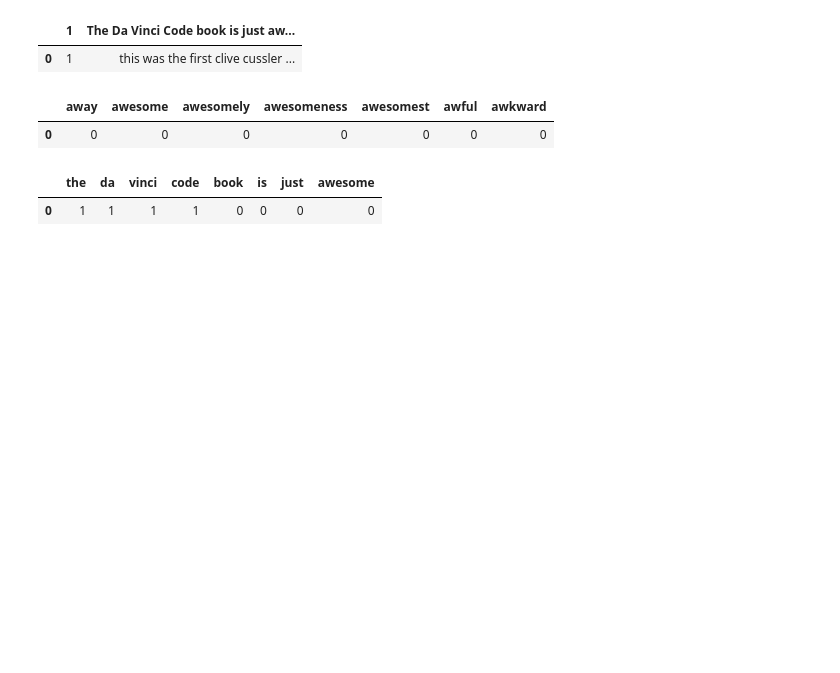
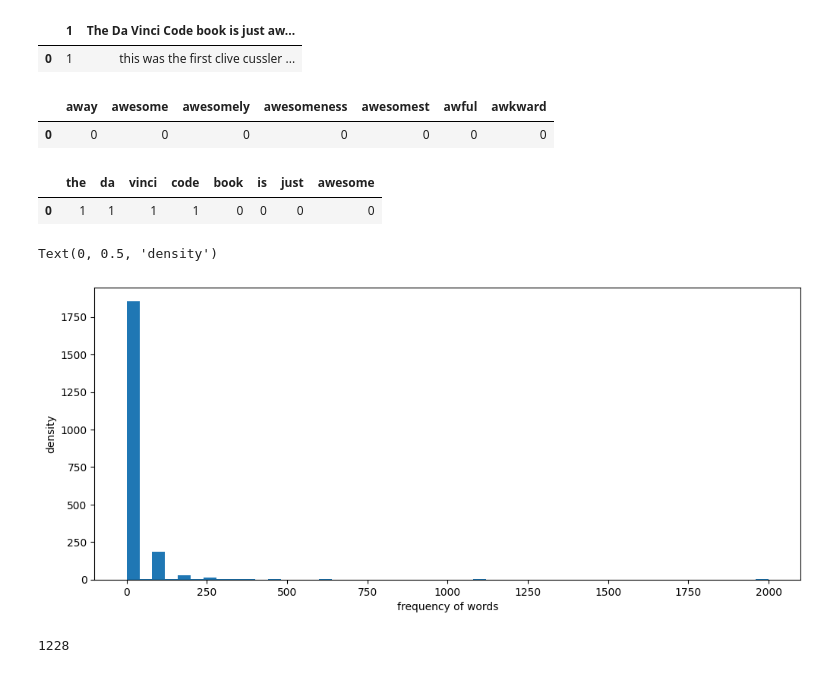
Before and after one commit to shivanshpachauri/Sentiment-analysis, a Jupyter notebook: sentiment.ipynb, the cells around one changed output. Saved outputs shown, nothing was run; the diff lists cells and outputs as text; code cells hidden in the pictures; blank space fills up the shorter version.

```diff
--- a/sentiment.ipynb
+++ b/sentiment.ipynb
@@ -118,3 +118,18 @@ train_ds_df[['the','da','vinci','code','book','is','just','awesome']][0:1]
 # %% [output]
 |  | the | da | vinci | code | book | is | just | awesome |
 | 0 | 1 | 1 | 1 | 1 | 0 | 0 | 0 | 0 |
+# %%
+feature_counts=np.sum(train_ds_features.toarray(),axis=0)
+feature_counts_df=pd.DataFrame(dict(features=features,counts=feature_counts))
+# %%
+plt.figure(figsize=(12,5))
+plt.hist(feature_counts_df.counts,bins=50,range=(0,2000))
+plt.xlabel("frequency of words")
+plt.ylabel("density")
+# %% [output]
+Text(0, 0.5, 'density')
+[figure, added]
+# %%
+len(feature_counts_df[feature_counts_df.counts==1])
+# %% [output]
+1228
```
Also changed, not shown: parts of 3 cells of this notebook.
